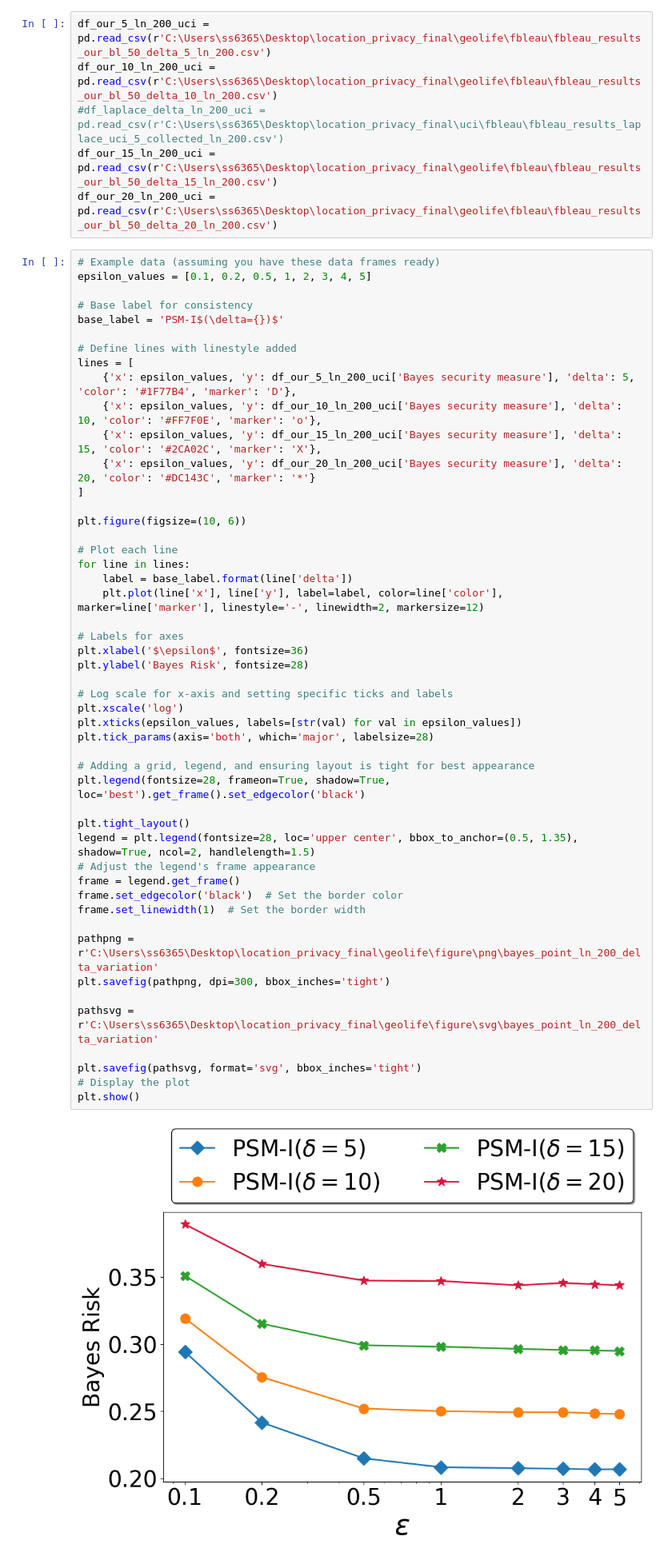
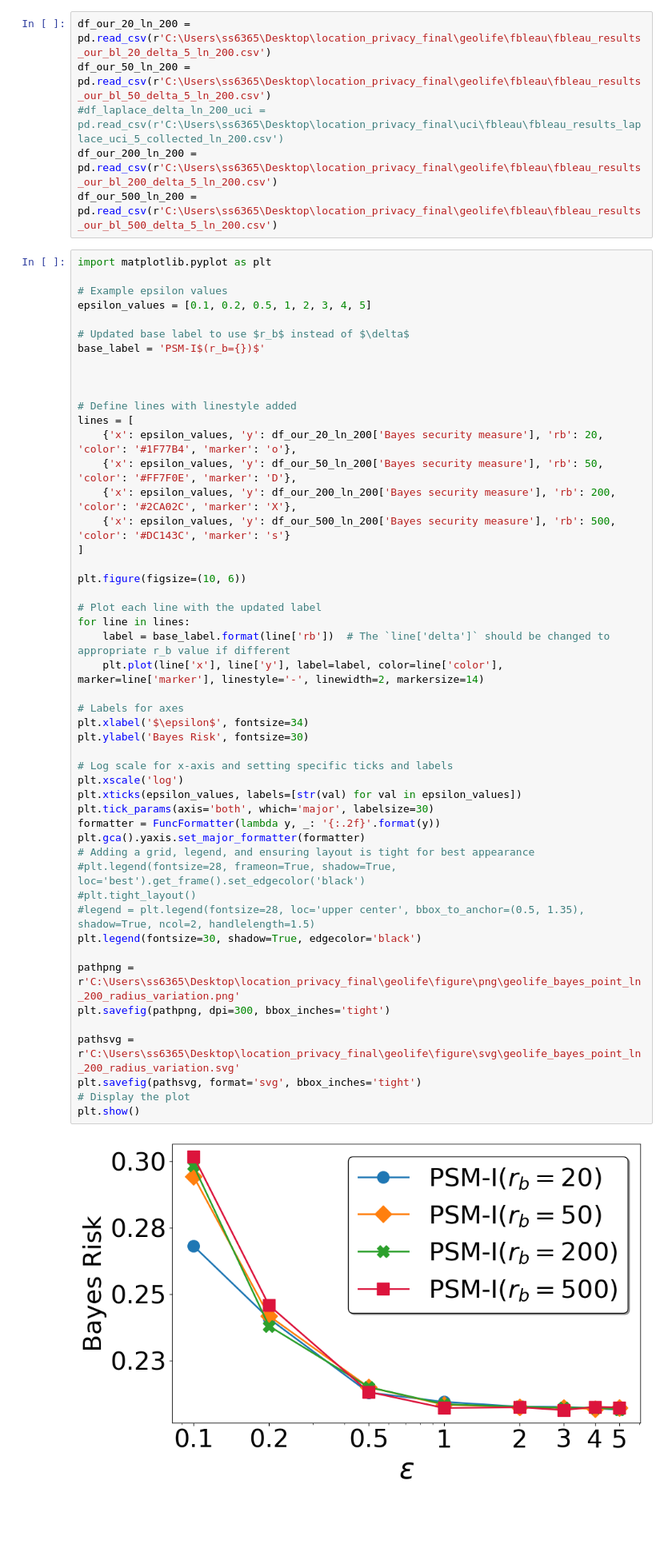
Before and after one commit to shafizurRseeam/location_privacy, a Jupyter notebook: fbleau_figure_geolife.ipynb, the cells around one changed output. Shown: that part at 80% size. Cells and saved outputs as stored; diff of their text form; blank space fills up the shorter version.

```diff
--- a/fbleau_figure_geolife.ipynb
+++ b/fbleau_figure_geolife.ipynb
@@ -163,60 +111,60 @@ plt.show()
 # %%
-df_our_5_ln_200_uci = pd.read_csv(r'C:\Users\ss6365\Desktop\location_privacy_final\geolife\fbleau\fbleau_results_our_bl_50_delta_5_ln_200.csv')
-df_our_10_ln_200_uci = pd.read_csv(r'C:\Users\ss6365\Desktop\location_privacy_final\geolife\fbleau\fbleau_results_our_bl_50_delta_10_ln_200.csv')
+df_our_20_ln_200 = pd.read_csv(r'C:\Users\ss6365\Desktop\location_privacy_final\geolife\fbleau\fbleau_results_our_bl_20_delta_5_ln_200.csv')
+df_our_50_ln_200 = pd.read_csv(r'C:\Users\ss6365\Desktop\location_privacy_final\geolife\fbleau\fbleau_results_our_bl_50_delta_5_ln_200.csv')
 #df_laplace_delta_ln_200_uci = pd.read_csv(r'C:\Users\ss6365\Desktop\location_privacy_final\uci\fbleau\fbleau_results_laplace_uci_5_collected_ln_200.csv')
-df_our_15_ln_200_uci = pd.read_csv(r'C:\Users\ss6365\Desktop\location_privacy_final\geolife\fbleau\fbleau_results_our_bl_50_delta_15_ln_200.csv')
-df_our_20_ln_200_uci = pd.read_csv(r'C:\Users\ss6365\Desktop\location_privacy_final\geolife\fbleau\fbleau_results_our_bl_50_delta_20_ln_200.csv')
+df_our_200_ln_200 = pd.read_csv(r'C:\Users\ss6365\Desktop\location_privacy_final\geolife\fbleau\fbleau_results_our_bl_200_delta_5_ln_200.csv')
+df_our_500_ln_200 = pd.read_csv(r'C:\Users\ss6365\Desktop\location_privacy_final\geolife\fbleau\fbleau_results_our_bl_500_delta_5_ln_200.csv')
 # %%
-# Example data (assuming you have these data frames ready)
+import matplotlib.pyplot as plt
+
+# Example epsilon values
 epsilon_values = [0.1, 0.2, 0.5, 1, 2, 3, 4, 5]
 
-# Base label for consistency
-base_label = 'PSM-I$(\delta={})$'
+# Updated base label to use $r_b$ instead of $\delta$
+base_label = 'PSM-I$(r_b={})$'
+
+
 
 # Define lines with linestyle added
 lines = [
-    {'x': epsilon_values, 'y': df_our_5_ln_200_uci['Bayes security measure'], 'delta': 5, 'color': '#1F77B4', 'marker': 'D'},
-    {'x': epsilon_values, 'y': df_our_10_ln_200_uci['Bayes security measure'], 'delta': 10, 'color': '#FF7F0E', 'marker': 'o'},
-    {'x': epsilon_values, 'y': df_our_15_ln_200_uci['Bayes security measure'], 'delta': 15, 'color': '#2CA02C', 'marker': 'X'},
-    {'x': epsilon_values, 'y': df_our_20_ln_200_uci['Bayes security measure'], 'delta': 20, 'color': '#DC143C', 'marker': '*'}
+    {'x': epsilon_values, 'y': df_our_20_ln_200['Bayes security measure'], 'rb': 20, 'color': '#1F77B4', 'marker': 'o'},
+    {'x': epsilon_values, 'y': df_our_50_ln_200['Bayes security measure'], 'rb': 50, 'color': '#FF7F0E', 'marker': 'D'},
+    {'x': epsilon_values, 'y': df_our_200_ln_200['Bayes security measure'], 'rb': 200, 'color': '#2CA02C', 'marker': 'X'},
+    {'x': epsilon_values, 'y': df_our_500_ln_200['Bayes security measure'], 'rb': 500, 'color': '#DC143C', 'marker': 's'}
 ]
 
 plt.figure(figsize=(10, 6))
 
-# Plot each line
+# Plot each line with the updated label
 for line in lines:
-    label = base_label.format(line['delta'])
-    plt.plot(line['x'], line['y'], label=label, color=line['color'], marker=line['marker'], linestyle='-', linewidth=2, markersize=12)
+    label = base_label.format(line['rb'])  # The `line['delta']` should be changed to appropriate r_b value if different
+    plt.plot(line['x'], line['y'], label=label, color=line['color'], marker=line['marker'], linestyle='-', linewidth=2, markersize=14)
 
 # Labels for axes
-plt.xlabel('$\epsilon$', fontsize=36)
-plt.ylabel('Bayes Risk', fontsize=28)
+plt.xlabel('$\epsilon$', fontsize=34)
+plt.ylabel('Bayes Risk', fontsize=30)
 
 # Log scale for x-axis and setting specific ticks and labels
 plt.xscale('log')
 plt.xticks(epsilon_values, labels=[str(val) for val in epsilon_values])
-plt.tick_params(axis='both', which='major', labelsize=28)
+plt.tick_params(axis='both', which='major', labelsize=30)
+formatter = FuncFormatter(lambda y, _: '{:.2f}'.format(y))
+plt.gca().yaxis.set_major_formatter(formatter)
+# Adding a grid, legend, and ensuring layout is tight for best appearance
+#plt.legend(fontsize=28, frameon=True, shadow=True, loc='best').get_frame().set_edgecolor('black')
+#plt.tight_layout()
+#legend = plt.legend(fontsize=28, loc='upper center', bbox_to_anchor=(0.5, 1.35), shadow=True, ncol=2, handlelength=1.5)
+plt.legend(fontsize=30, shadow=True, edgecolor='black')
 
-# Adding a grid, legend, and ensuring layout is tight for best appearance
-plt.legend(fontsize=28, frameon=True, shadow=True, loc='best').get_frame().set_edgecolor('black')
-
-plt.tight_layout()
-legend = plt.legend(fontsize=28, loc='upper center', bbox_to_anchor=(0.5, 1.35), shadow=True, ncol=2, handlelength=1.5)
-# Adjust the legend's frame appearance
-frame = legend.get_frame()
-frame.set_edgecolor('black')  # Set the border color
-frame.set_linewidth(1)  # Set the border width
-
-pathpng = r'C:\Users\ss6365\Desktop\location_privacy_final\geolife\figure\png\bayes_point_ln_200_delta_variation'
+pathpng = r'C:\Users\ss6365\Desktop\location_privacy_final\geolife\figure\png\geolife_bayes_point_ln_200_radius_variation.png'
 plt.savefig(pathpng, dpi=300, bbox_inches='tight')
 
-pathsvg = r'C:\Users\ss6365\Desktop\location_privacy_final\geolife\figure\svg\bayes_point_ln_200_delta_variation'
-
+pathsvg = r'C:\Users\ss6365\Desktop\location_privacy_final\geolife\figure\svg\geolife_bayes_point_ln_200_radius_variation.svg'
 plt.savefig(pathsvg, format='svg', bbox_inches='tight')
 # Display the plot
 plt.show()
 # %% [output]
-[figure, old version]
+[figure, new version]
 # %%
 
 # # Example data (assuming you have these data frames ready)
```
Also changed, not shown: parts of 4 cells of this notebook, 4 other files.
